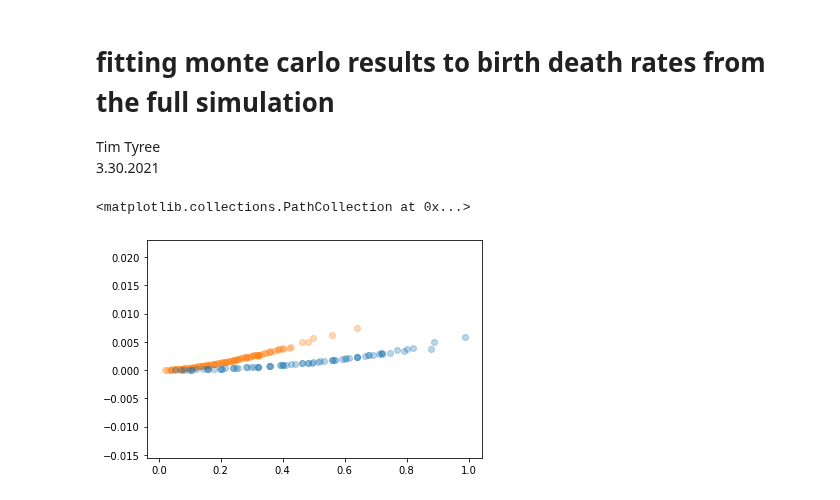
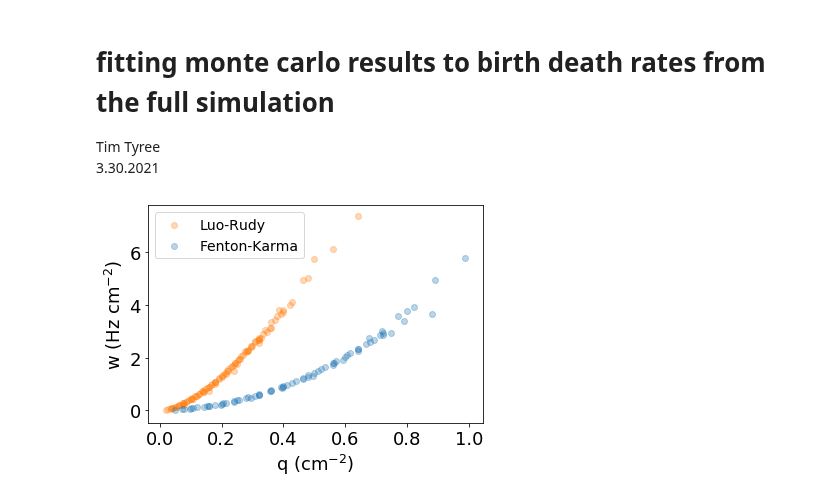
Before and after one commit to timtyree/bgmc, a Jupyter notebook: python/fitting monte carlo results to birth death rates from the full simulation.ipynb, the cells around one changed output. Cells and saved outputs as stored; diff of their text form; code cells hidden in the pictures.

```diff
--- a/python/fitting monte carlo results to birth death rates from the full simulation.ipynb
+++ b/python/fitting monte carlo results to birth death rates from the full simulation.ipynb
@@ -31,7 +41,17 @@ df.drop(columns=['dt'],inplace=True)
 # %%
-#TODO: plot up WJ's results
-plt.scatter(x=lr.q.values,y=lr.w.values,alpha=0.3,c='C1')
-plt.scatter(x=fk.q.values,y=fk.w.values,alpha=0.3,c='C0')
+yscale=10**3
+fontsize=18
+#plot up WJ's results
+plt.scatter(x=lr.q.values,y=yscale*lr.w.values,alpha=0.3,c='C1',label='Luo-Rudy')
+plt.scatter(x=fk.q.values,y=yscale*fk.w.values,alpha=0.3,c='C0',label='Fenton-Karma')
+# plt.ylim([1e-5,1e-2])
+# plt.yscale('log')
+# plt.xscale('log')
+plt.xlabel(r'q (cm$^{-2}$)',fontsize=fontsize)
+plt.ylabel(r'w (Hz cm$^{-2}$)', fontsize=fontsize)
+plt.tick_params(axis='both', which='major', labelsize=fontsize)
+plt.tick_params(axis='both', which='minor', labelsize=0)
+plt.legend(fontsize=fontsize-4)
+plt.show()
 # %% [output]
-<matplotlib.collections.PathCollection at 0x...>
-[figure, old version]
+[figure, new version]
```
Also changed, not shown: parts of 99 cells of this notebook, 17 other files.
